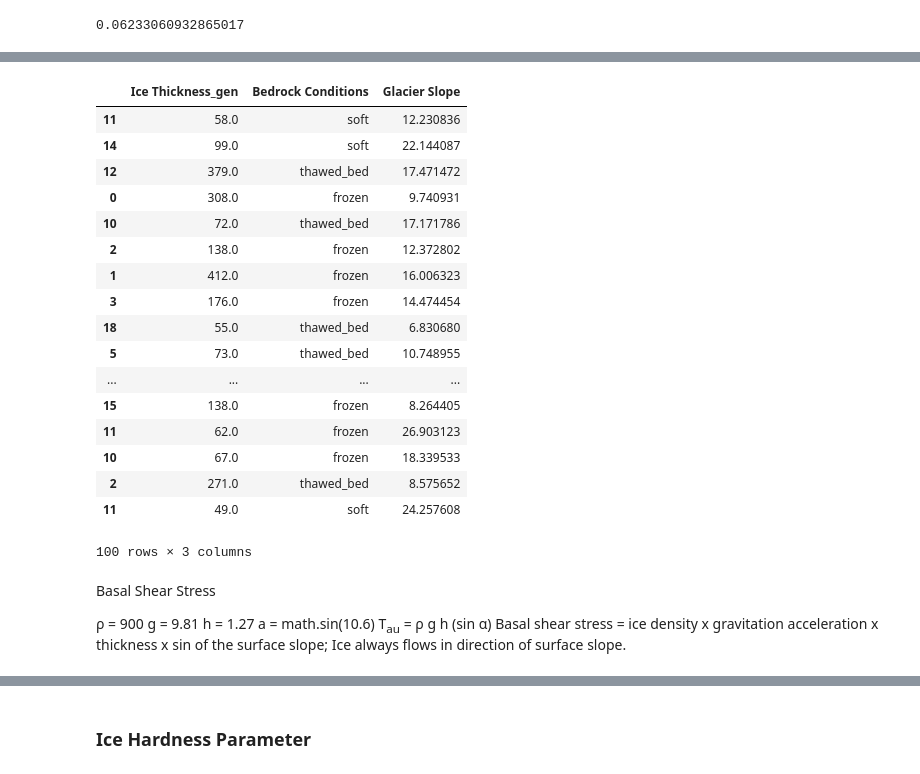
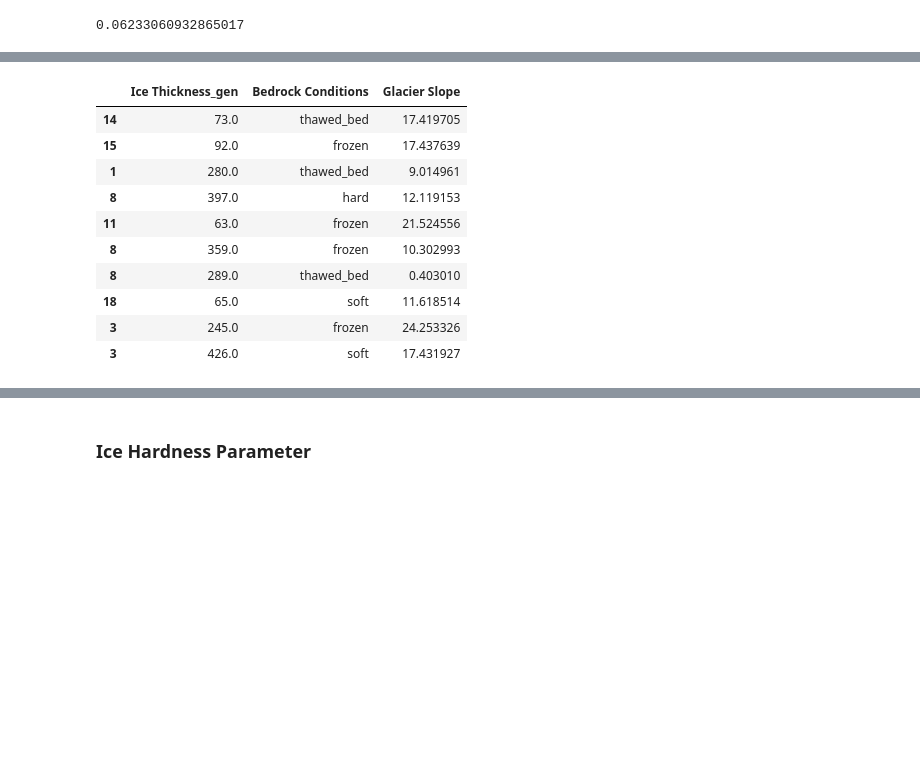
Before and after one commit to healyshane/project-programming_for-data_analysis, a Jupyter notebook: Programming for Data Analysis_Glaciers.ipynb, the cells around one changed output, grey strips where cells are left out. Drawn from its saved outputs; the diff is of its cells as text; code cells hidden in the pictures; blank space fills up the shorter version.

```diff
--- a/Programming for Data Analysis_Glaciers.ipynb
+++ b/Programming for Data Analysis_Glaciers.ipynb
@@ -277,33 +294,16 @@ array([12.23083597, 22.1440873 , 17.47147239,  9.74093051, 17.17178647,
 # %%
-# Add the slope data to the data Pandas DataFrame
+# Add the slope to the data DataFrame
 data['Glacier Slope'] = slope
-data
+data.head(10)
 # %% [output]
 |  | Ice Thickness_gen | Bedrock Conditions | Glacier Slope |
-| 11 | 58.0 | soft | 12.230836 |
-| 14 | 99.0 | soft | 22.144087 |
-| 12 | 379.0 | thawed_bed | 17.471472 |
-| 0 | 308.0 | frozen | 9.740931 |
-| 10 | 72.0 | thawed_bed | 17.171786 |
-| 2 | 138.0 | frozen | 12.372802 |
-| 1 | 412.0 | frozen | 16.006323 |
-| 3 | 176.0 | frozen | 14.474454 |
-| 18 | 55.0 | thawed_bed | 6.830680 |
-| 5 | 73.0 | thawed_bed | 10.748955 |
-| ... | ... | ... | ... |
-| 15 | 138.0 | frozen | 8.264405 |
-| 11 | 62.0 | frozen | 26.903123 |
-| 10 | 67.0 | frozen | 18.339533 |
-| 2 | 271.0 | thawed_bed | 8.575652 |
-| 11 | 49.0 | soft | 24.257608 |
+| 14 | 73.0 | thawed_bed | 17.419705 |
+| 15 | 92.0 | frozen | 17.437639 |
+| 1 | 280.0 | thawed_bed | 9.014961 |
+| 8 | 397.0 | hard | 12.119153 |
+| 11 | 63.0 | frozen | 21.524556 |
+| 8 | 359.0 | frozen | 10.302993 |
+| 8 | 289.0 | thawed_bed | 0.403010 |
+| 18 | 65.0 | soft | 11.618514 |
+| 3 | 245.0 | frozen | 24.253326 |
+| 3 | 426.0 | soft | 17.431927 |
-100 rows × 3 columns
-# %% [markdown]
-Basal Shear Stress
-
-ρ = 900
-g = 9.81
-h = 1.27
-a = math.sin(10.6)
-Τ<sub>au</sub> = ρ g h (sin α)
-Basal shear stress = ice density x gravitation acceleration x thickness x
-sin of the surface slope; Ice always flows in direction of surface slope.
```
Also changed, not shown: parts of 44 cells of this notebook.
